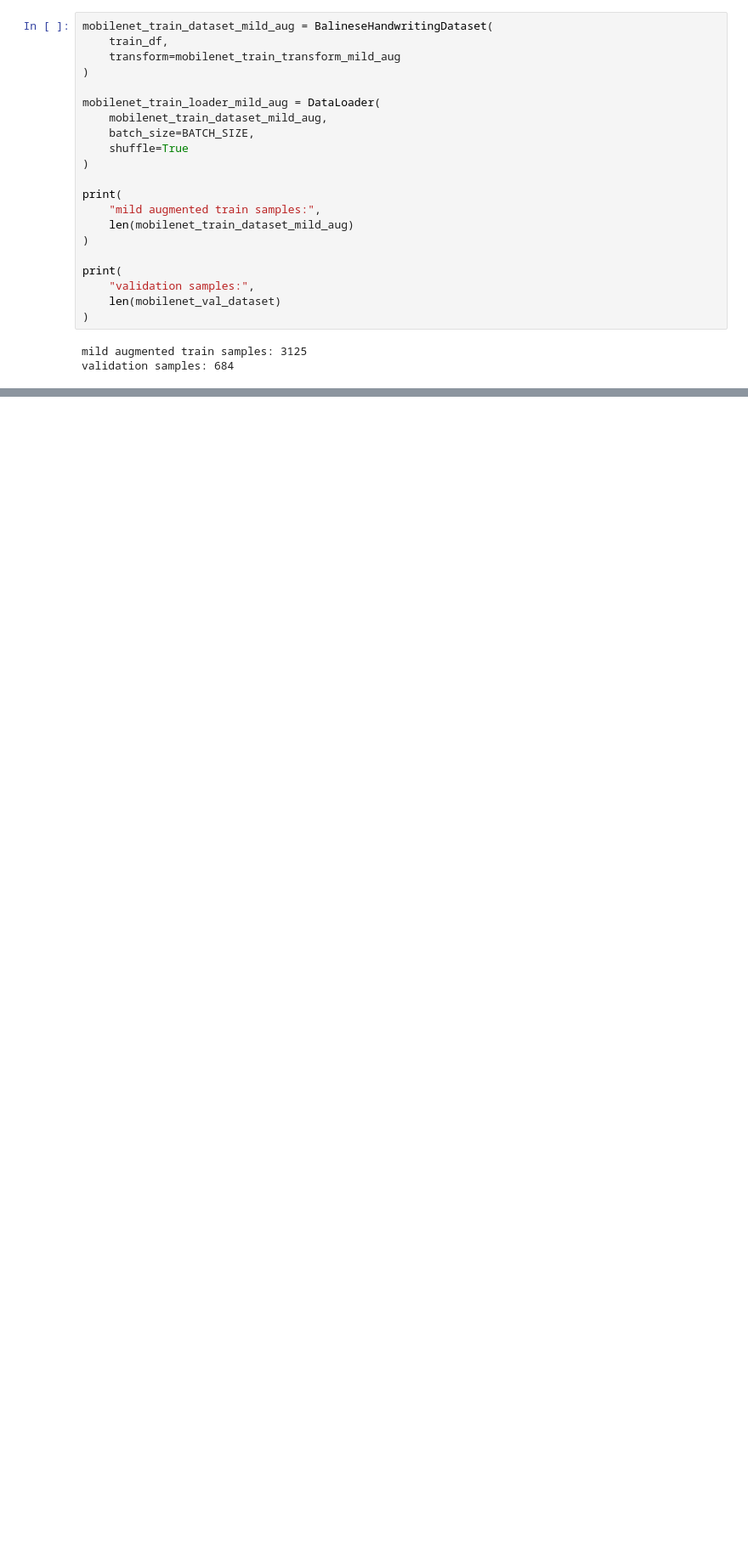
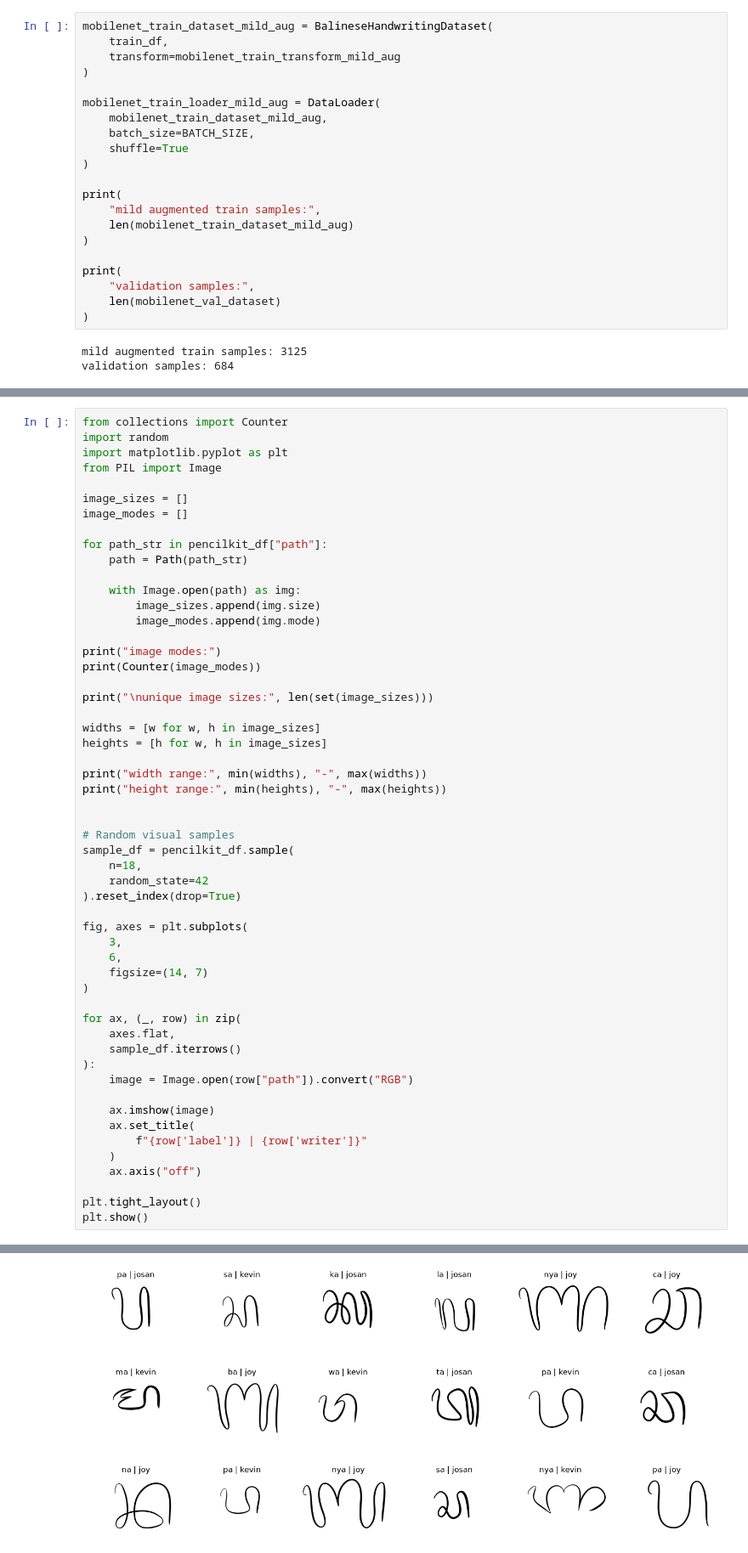
Before and after one commit to KeweKiwi/lekha-handwriting-ml, a Jupyter notebook: notebooks/02_baseline_training.ipynb, the cells around one changed output, grey strips where cells are left out. Shown at 85% size. Drawn from its saved outputs; the diff is of its cells as text; blank space fills up the shorter version.

```diff
--- a/notebooks/02_baseline_training.ipynb
+++ b/notebooks/02_baseline_training.ipynb
@@ -1858,0 +2373,55 @@ validation samples: 684
+# %%
+from collections import Counter
+import random
+import matplotlib.pyplot as plt
+from PIL import Image
+
+image_sizes = []
+image_modes = []
+
+for path_str in pencilkit_df["path"]:
+    path = Path(path_str)
+
+    with Image.open(path) as img:
+        image_sizes.append(img.size)
+        image_modes.append(img.mode)
+
+print("image modes:")
+print(Counter(image_modes))
+
+print("\nunique image sizes:", len(set(image_sizes)))
+
+widths = [w for w, h in image_sizes]
+heights = [h for w, h in image_sizes]
+
+print("width range:", min(widths), "-", max(widths))
+print("height range:", min(heights), "-", max(heights))
+
+
+# Random visual samples
+sample_df = pencilkit_df.sample(
+    n=18,
+    random_state=42
+).reset_index(drop=True)
+
+fig, axes = plt.subplots(
+    3,
+    6,
+    figsize=(14, 7)
+)
+
+for ax, (_, row) in zip(
+    axes.flat,
+    sample_df.iterrows()
+):
+    image = Image.open(row["path"]).convert("RGB")
+
+    ax.imshow(image)
+    ax.set_title(
+        f"{row['label']} | {row['writer']}"
+    )
+    ax.axis("off")
+
+plt.tight_layout()
+plt.show()
+# %% [output]
@@ -1858,0 +2434 @@ validation samples: 684
+[figure, added]
```
Also changed, not shown: parts of 29 cells of this notebook, 1 other file.
